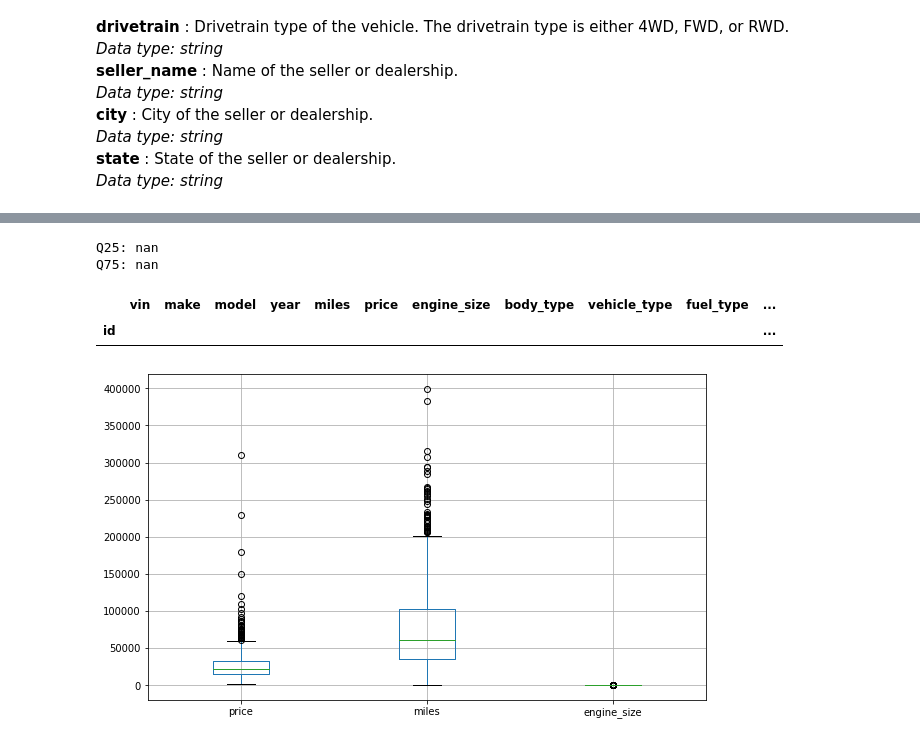
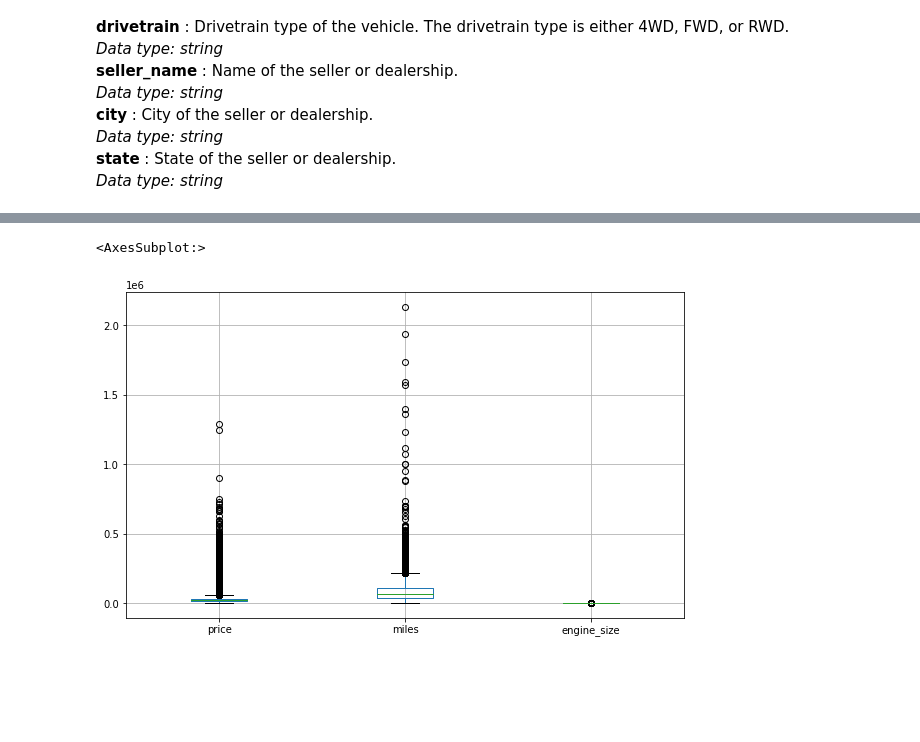
Before and after one commit to Ojooluwaseun/COMP6981-Project-Iteration1, a Jupyter notebook: Project_Iteration_1.ipynb, the cells around one changed output, grey strips where cells are left out. Drawn from its saved outputs; the diff is of its cells as text; code cells hidden in the pictures; blank space fills up the shorter version.

```diff
--- a/Project_Iteration_1.ipynb
+++ b/Project_Iteration_1.ipynb
@@ -73,0 +93,4 @@ df.describe()
+# %%
+#Drop Duplicate VINS so we don't have thesame vehicle more than once
+df.drop_duplicates(subset='vin', keep='first', inplace=True)
+df.info()
@@ -116,7 +230,4 @@ display(df_sub)
 # %%
-#Drop Duplicate VINS so we don't have thesame vehicle more than once
-df_sub.drop_duplicates(subset='vin', keep='first', inplace=True)
-
 #Function to delete random data from a column
 def drop_random_rows(data, attribute, fraction):
     for col in data.columns:
@@ -186,15 +296,0 @@ memory usage: 219.9+ KB
-# %%
-df_sub['year'] = df_sub['year'].astype('int') # convert year to integer because years cannot have decimal points
-
-df_sub['age'] = df_sub.year.apply(lambda x: int(2022-x)) # creating age column to know the age of the vehicles in our dataset
-print(f"Ages Before\nOldest: {df_sub.age.max()}\nNewest: {df_sub.age.min()}")
-display(df_sub.info())
-
-"""We will plot a line plot to see the number of vehicles by age in order to know if we should keep or drop
-rows based on the age of the vehicle"""
-
-#Plotting the numbers of vehicles by year
-df_sub['age'].value_counts().plot(kind='bar', figsize = (12, 6), title = 'Number of Vehicles by Age')
-plt.xlabel('Vehicle Age')
-plt.ylabel('Vehicle Count')
-plt.show()
@@ -274,25 +300,20 @@ average_price['price']
 # %%
 # #Plottng box plots to get outliers from price and miles
-
 df_sub.boxplot(column=['price', 'miles', 'engine_size'], figsize=(10,6))
 
-def remove_outliers(data, x):
-        q25 = np.percentile(data[x], 25)
-        q75 = np.percentile(data[x], 75)
-        print(f"Q25: {q25}\nQ75: {q75}")
-        iqr = q75 - q25
-        lower_bound = q25 - (1.5 * iqr)
-        upper_bound = q75 + (1.5 * iqr)
-        return data[(data[x] > lower_bound) & (data[x] < upper_bound)]
+# def remove_outliers(data, x):
+#         q25 = np.percentile(data[x], 25)
+#         q75 = np.percentile(data[x], 75)
+#         iqr = q75 - q25
+#         lower_bound = q25 - (1.5 * iqr)
+#         upper_bound = q75 + (1.5 * iqr)
+#         return data[(data[x] > lower_bound) & (data[x] < upper_bound)]
 
-df_sub_new = remove_outliers(df_sub, 'price')
-display(df_sub_new)
+# df_sub = remove_outliers(df_sub, 'price')
+# df_sub.info()
 # %% [output]
-Q25: nan
-Q75: nan
+<AxesSubplot:>
-|  | vin | make | model | year | miles | price | engine_size | body_type | vehicle_type | fuel_type | ... |
-| id |  |  |  |  |  |  |  |  |  |  | ... |
-[figure, old version]
+[figure, new version]
 # %%
 df_sub.describe()
 # %% [output]
```
Also changed, not shown: parts of 13 cells of this notebook.
